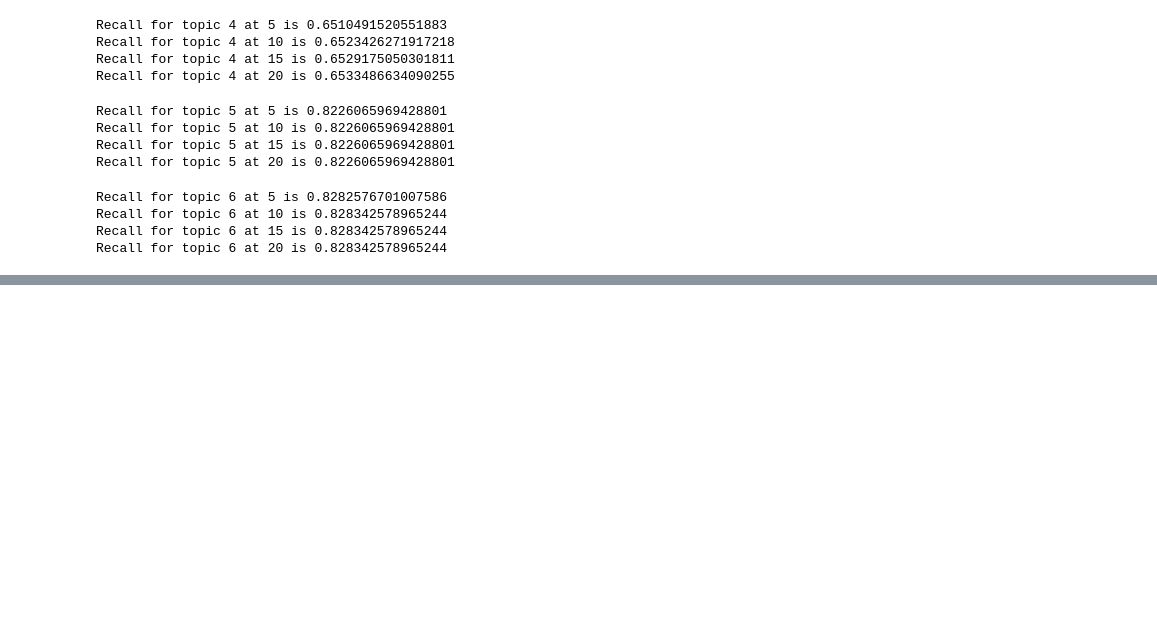
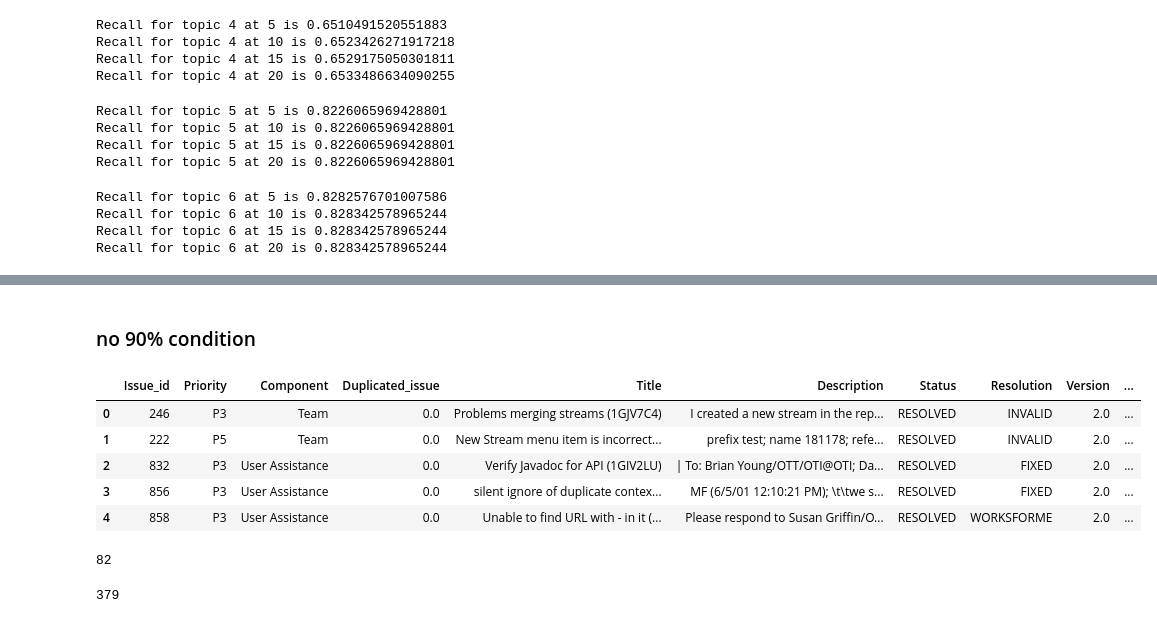
Before and after one commit to qas-lab/LaneyREU, a Jupyter notebook: Laney_REU_2024_draft9.ipynb, the cells around one changed output, grey strips where cells are left out. Cells and saved outputs as stored; diff of their text form; code cells hidden in the pictures; blank space fills up the shorter version.

```diff
--- a/Laney_REU_2024_draft9.ipynb
+++ b/Laney_REU_2024_draft9.ipynb
@@ -502,0 +487,53 @@ def recall(topic_x_df):
+# %% [markdown]
+### no 90% condition
+# %%
+import torch
+from sentence_transformers import SentenceTransformer, util
+import pandas as pd
+#this doesnt have 90% condition
+def get_top_k_similar(df, k, model_name='paraphrase-MiniLM-L6-v2'):
+    # Load the model
+    model = SentenceTransformer(model_name)
+
+    # Encode sentences and store the embeddings in the DataFrame
+    df['embeddings'] = df['full_text_data'].apply(lambda x: model.encode(x, convert_to_tensor=True))
+
+    # Convert embeddings to a tensor
+    embeddings = torch.stack(df['embeddings'].tolist())
+
+    # Calculate cosine similarity
+    cosine_scores = util.pytorch_cos_sim(embeddings, embeddings)
+
+    # Store the top k similar pairs
+    top_k_similarities = {}
+    for i in range(len(cosine_scores)):
+        top_k_similarities[i] = sorted(
+            [(j, cosine_scores[i][j].item()) for j in range(len(cosine_scores)) if i != j],
+            key=lambda x: x[1],
+            reverse=True
+        )[:k]
+
+    # Create a new column to store the experimental duplicate Issue IDs
+    df['Experimental_Duplicate_IDs'] = df.index.map(
+        lambda idx: [df.loc[pair[0], 'Issue_id'] for pair in top_k_similarities[idx]]
+    )#this assigns the duplicates based on their ids not the index of the row
+    return df
+# %%
+topic_1_df=get_top_k_similar(topic_1_df,10)
+# %%
+topic_1_df.head()
+# %% [output]
+|  | Issue_id | Priority | Component | Duplicated_issue | Title | Description | Status | Resolution | Version | ... |
+| 0 | 246 | P3 | Team | 0.0 | Problems merging streams (1GJV7C4) | I created a new stream in the rep... | RESOLVED | INVALID | 2.0 | ... |
+| 1 | 222 | P5 | Team | 0.0 | New Stream menu item is incorrect... | prefix test; name 181178; refe... | RESOLVED | INVALID | 2.0 | ... |
+| 2 | 832 | P3 | User Assistance | 0.0 | Verify Javadoc for API (1GIV2LU) | | To: Brian Young/OTT/OTI@OTI; Da... | RESOLVED | FIXED | 2.0 | ... |
+| 3 | 856 | P3 | User Assistance | 0.0 | silent ignore of duplicate contex... | MF (6/5/01 12:10:21 PM); \t\twe s... | RESOLVED | FIXED | 2.0 | ... |
+| 4 | 858 | P3 | User Assistance | 0.0 | Unable to find URL with - in it (... | Please respond to Susan Griffin/O... | RESOLVED | WORKSFORME | 2.0 | ... |
+# %%
+find_num_matches(topic_1_df)
+# %% [output]
+82
+# %%
+topic_1_df['isDuplicate'].sum()
+# %% [output]
+379
```
Also changed, not shown: parts of 32 cells of this notebook.
